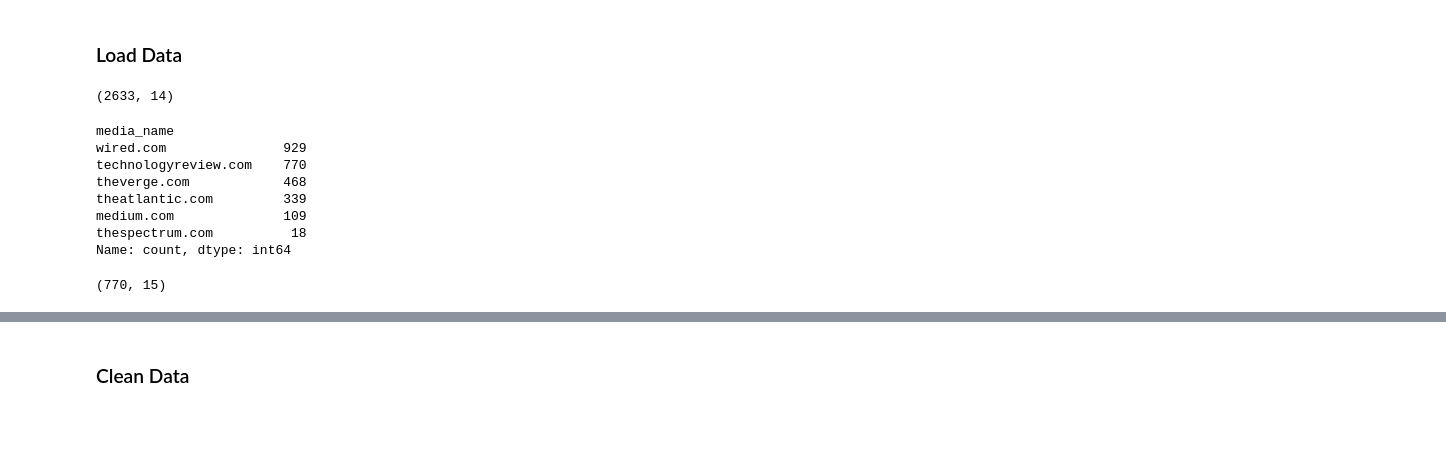
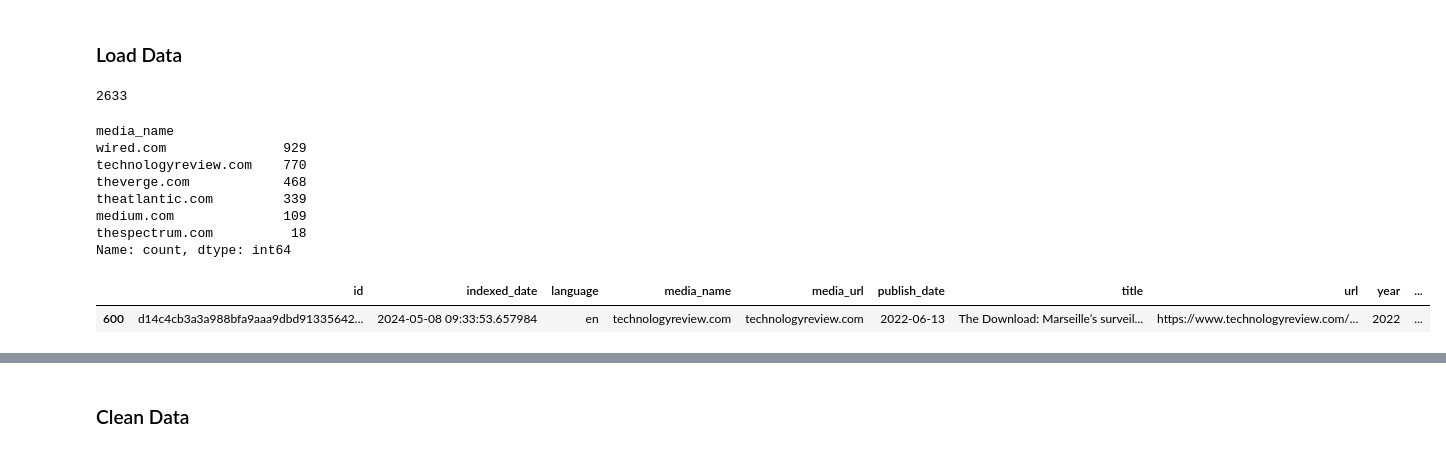
Before and after one commit to AlbaTaboada/Edgelands, a Jupyter notebook: Full_text_analysis(Alba).ipynb, the cells around one changed output, grey strips where cells are left out. Saved outputs shown, nothing was run; the diff lists cells and outputs as text; code cells hidden in the pictures; blank space fills up the shorter version.

```diff
--- a/Full_text_analysis(Alba).ipynb
+++ b/Full_text_analysis(Alba).ipynb
@@ -43,10 +43,10 @@ query = "Query_AI-magazines-mediacloud-2021-24"
 
 FEATHER_FILE = query + ".feather"
 df = pd.read_feather('data/' + FEATHER_FILE)
+
+df.shape[0]
+# %% [output]
+2633
-# %%
-df.shape
-# %% [output]
-(2633, 14)
 # %%
 df['media_name'].value_counts()
 # %% [output]
@@ -59,8 +59,10 @@ medium.com              109
 thespectrum.com          18
 Name: count, dtype: int64
 # %%
-df = df[df['media_name'] == 'technologyreview.com']
+df = df[df['media_name'] == 'technologyreview.com'] # Filter by magazine
+df = df.reset_index(drop=True)
+
+df.sample(1)
+# %% [output]
+|  | id | indexed_date | language | media_name | media_url | publish_date | title | url | year | ... |
+| 600 | d14c4cb3a3a988bfa9aaa9dbd91335642... | 2024-05-08 09:33:53.657984 | en | technologyreview.com | technologyreview.com | 2022-06-13 | The Download: Marseille’s surveil... | https://www.technologyreview.com/... | 2022 | ... |
-# %%
-df.shape
-# %% [output]
-(770, 15)
```
Also changed, not shown: parts of 41 cells of this notebook, 3 other files.
